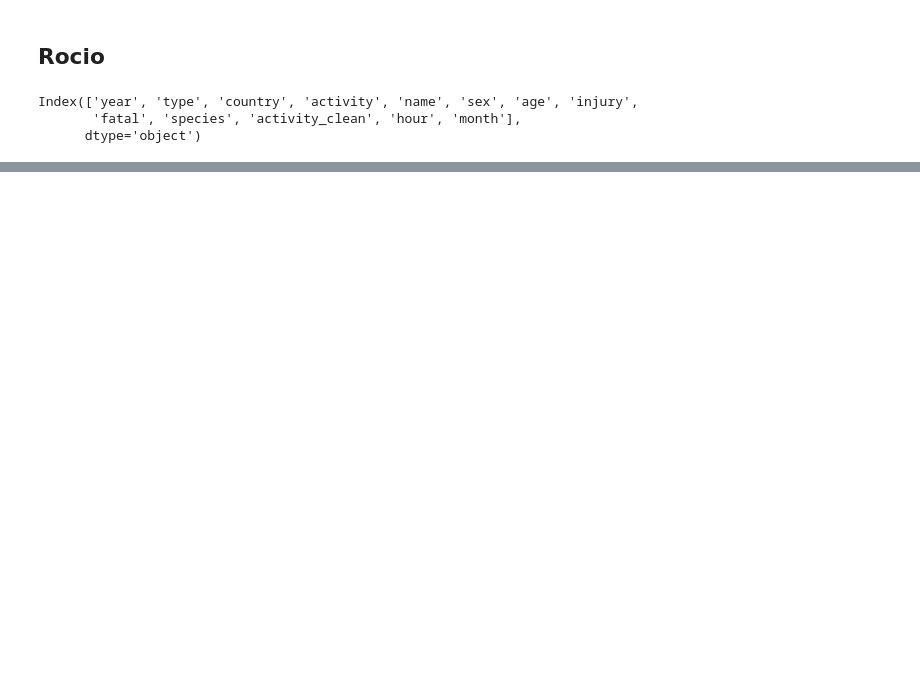
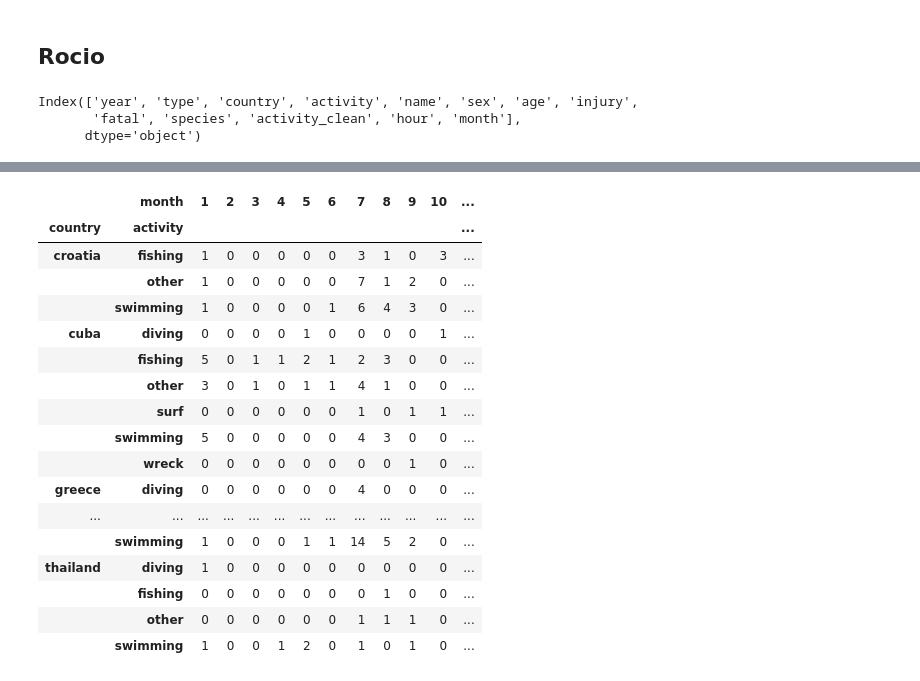
Before and after one commit to BorjaMendi/shark_attacks, a Jupyter notebook: tiburones.ipynb, the cells around one changed output, grey strips where cells are left out. Drawn from its saved outputs; the diff is of its cells as text; code cells hidden in the pictures; blank space fills up the shorter version.

```diff
--- a/tiburones.ipynb
+++ b/tiburones.ipynb
@@ -626,0 +631,2 @@ df.shape
+# %%
+df = df.drop_duplicates()
@@ -626,0 +649,10 @@ df.shape
+# %%
+df = df.drop(['name'], axis=1)
+# %%
+df['year'] = df['year'].fillna(df['year'].mode()[0])
+df['month'] = df['month'].fillna(df['month'].mode()[0])
+df['country'] = df['country'].fillna('Unknown')
+df['type'] = df['type'].fillna('Unknown')
+df['sex'] = df['sex'].fillna('Unknown')
+df['age'] = df['age'].fillna(999)
+df['fatal'] = df['fatal'].fillna('Unknown')
@@ -626,0 +668,6 @@ df.shape
+# %%
+#Pero primero ¿que rangos de edad sufren más ataques?
+df_clean = df[df['age'].between(5, 100)]
+df_clean['age_group'] = pd.cut(df_clean['age'], bins=[0, 20, 35, 50, 65, 100], labels=["0-20", "21-35", "36-50", "51-65", "66+"])
+df['age'] = df_clean['age_group']
+df_clean.groupby('age_group').size().sort_values(ascending=False)
@@ -626,0 +847,28 @@ df.shape
+# %%
+tabla = pivot_table_country_activity_month = df.pivot_table(
+    index=['country', 'activity'],
+    columns='month',
+    values='year',
+    aggfunc='count',
+    fill_value=0
+)
+pivot_table_country_activity_month
+# %% [output]
+|  | month | 1 | 2 | 3 | 4 | 5 | 6 | 7 | 8 | 9 | 10 | ... |
+| country | activity |  |  |  |  |  |  |  |  |  |  | ... |
+| croatia | fishing | 1 | 0 | 0 | 0 | 0 | 0 | 3 | 1 | 0 | 3 | ... |
+|  | other | 1 | 0 | 0 | 0 | 0 | 0 | 7 | 1 | 2 | 0 | ... |
+|  | swimming | 1 | 0 | 0 | 0 | 0 | 1 | 6 | 4 | 3 | 0 | ... |
+| cuba | diving | 0 | 0 | 0 | 0 | 1 | 0 | 0 | 0 | 0 | 1 | ... |
+|  | fishing | 5 | 0 | 1 | 1 | 2 | 1 | 2 | 3 | 0 | 0 | ... |
+|  | other | 3 | 0 | 1 | 0 | 1 | 1 | 4 | 1 | 0 | 0 | ... |
+|  | surf | 0 | 0 | 0 | 0 | 0 | 0 | 1 | 0 | 1 | 1 | ... |
+|  | swimming | 5 | 0 | 0 | 0 | 0 | 0 | 4 | 3 | 0 | 0 | ... |
+|  | wreck | 0 | 0 | 0 | 0 | 0 | 0 | 0 | 0 | 1 | 0 | ... |
+| greece | diving | 0 | 0 | 0 | 0 | 0 | 0 | 4 | 0 | 0 | 0 | ... |
+| ... | ... | ... | ... | ... | ... | ... | ... | ... | ... | ... | ... | ... |
+|  | swimming | 1 | 0 | 0 | 0 | 1 | 1 | 14 | 5 | 2 | 0 | ... |
+| thailand | diving | 1 | 0 | 0 | 0 | 0 | 0 | 0 | 0 | 0 | 0 | ... |
+|  | fishing | 0 | 0 | 0 | 0 | 0 | 0 | 0 | 1 | 0 | 0 | ... |
+|  | other | 0 | 0 | 0 | 0 | 0 | 0 | 1 | 1 | 1 | 0 | ... |
+|  | swimming | 1 | 0 | 0 | 1 | 2 | 0 | 1 | 0 | 1 | 0 | ... |
```
Also changed, not shown: parts of 44 cells of this notebook, 1 other file.
